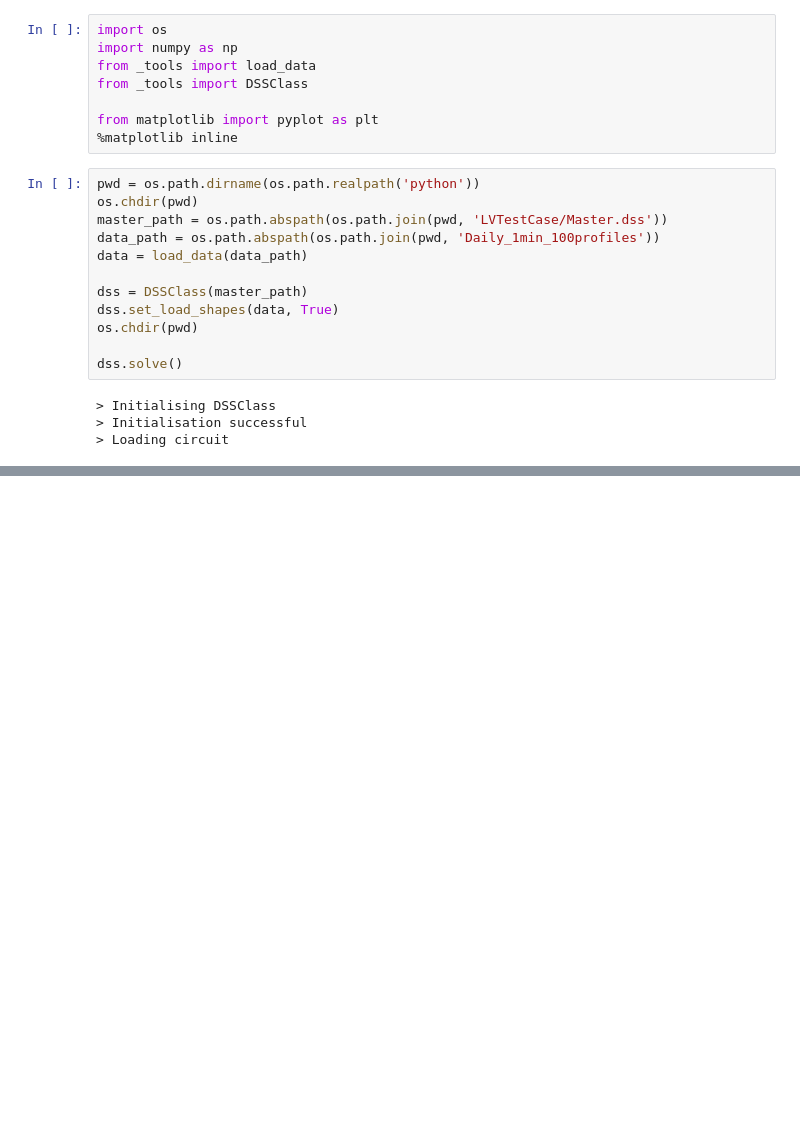
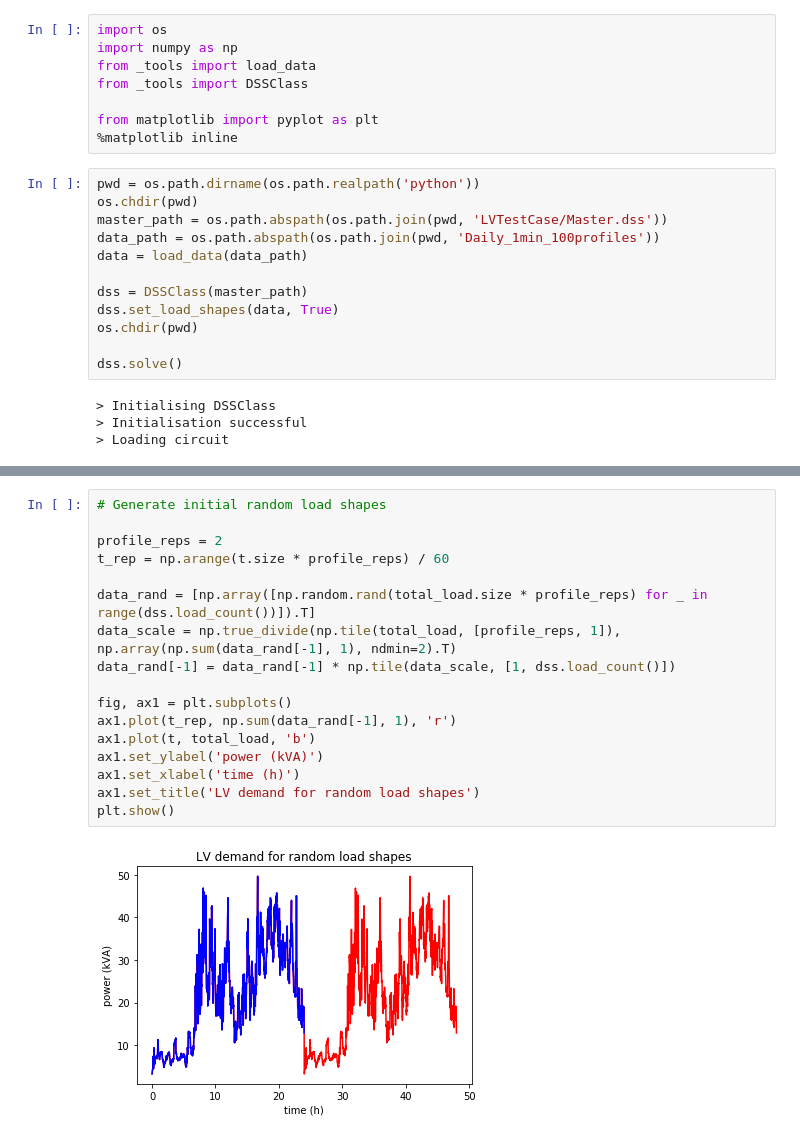
Before and after one commit to Muxelmann/voltage-assessment, a Jupyter notebook: python/main.ipynb, the cells around one changed output, grey strips where cells are left out. Drawn from its saved outputs; the diff is of its cells as text; blank space fills up the shorter version.

```diff
--- a/python/main.ipynb
+++ b/python/main.ipynb
@@ -52,0 +53,19 @@ plt.show()
+# %%
+# Generate initial random load shapes
+
+profile_reps = 2
+t_rep = np.arange(t.size * profile_reps) / 60
+
+data_rand = [np.array([np.random.rand(total_load.size * profile_reps) for _ in range(dss.load_count())]).T]
+data_scale = np.true_divide(np.tile(total_load, [profile_reps, 1]), np.array(np.sum(data_rand[-1], 1), ndmin=2).T)
+data_rand[-1] = data_rand[-1] * np.tile(data_scale, [1, dss.load_count()])
+
+fig, ax1 = plt.subplots()
+ax1.plot(t_rep, np.sum(data_rand[-1], 1), 'r')
+ax1.plot(t, total_load, 'b')
+ax1.set_ylabel('power (kVA)')
+ax1.set_xlabel('time (h)')
+ax1.set_title('LV demand for random load shapes')
+plt.show()
+# %% [output]
+[figure, added]
```
Also changed, not shown: parts of 2 cells of this notebook.
